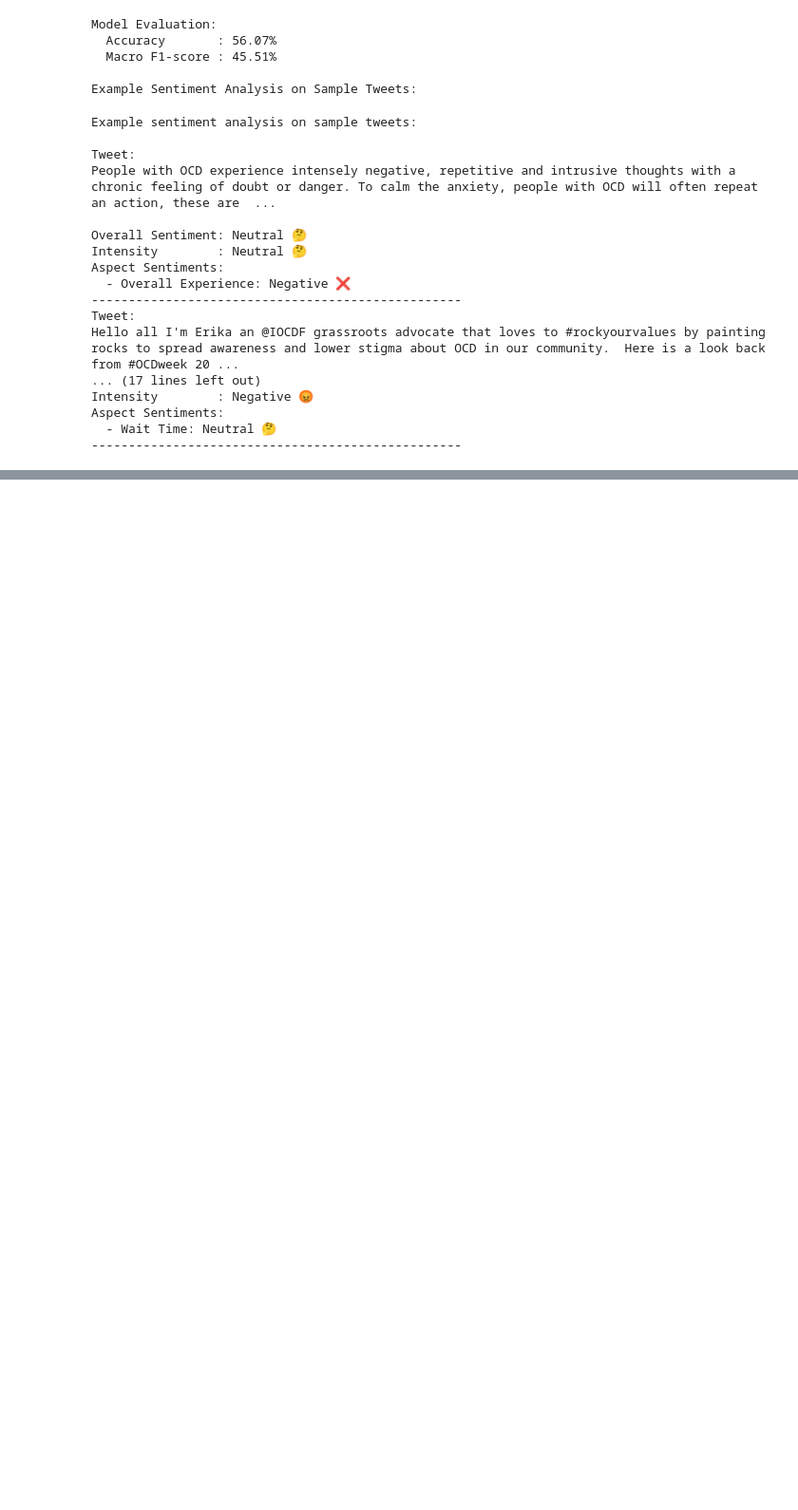
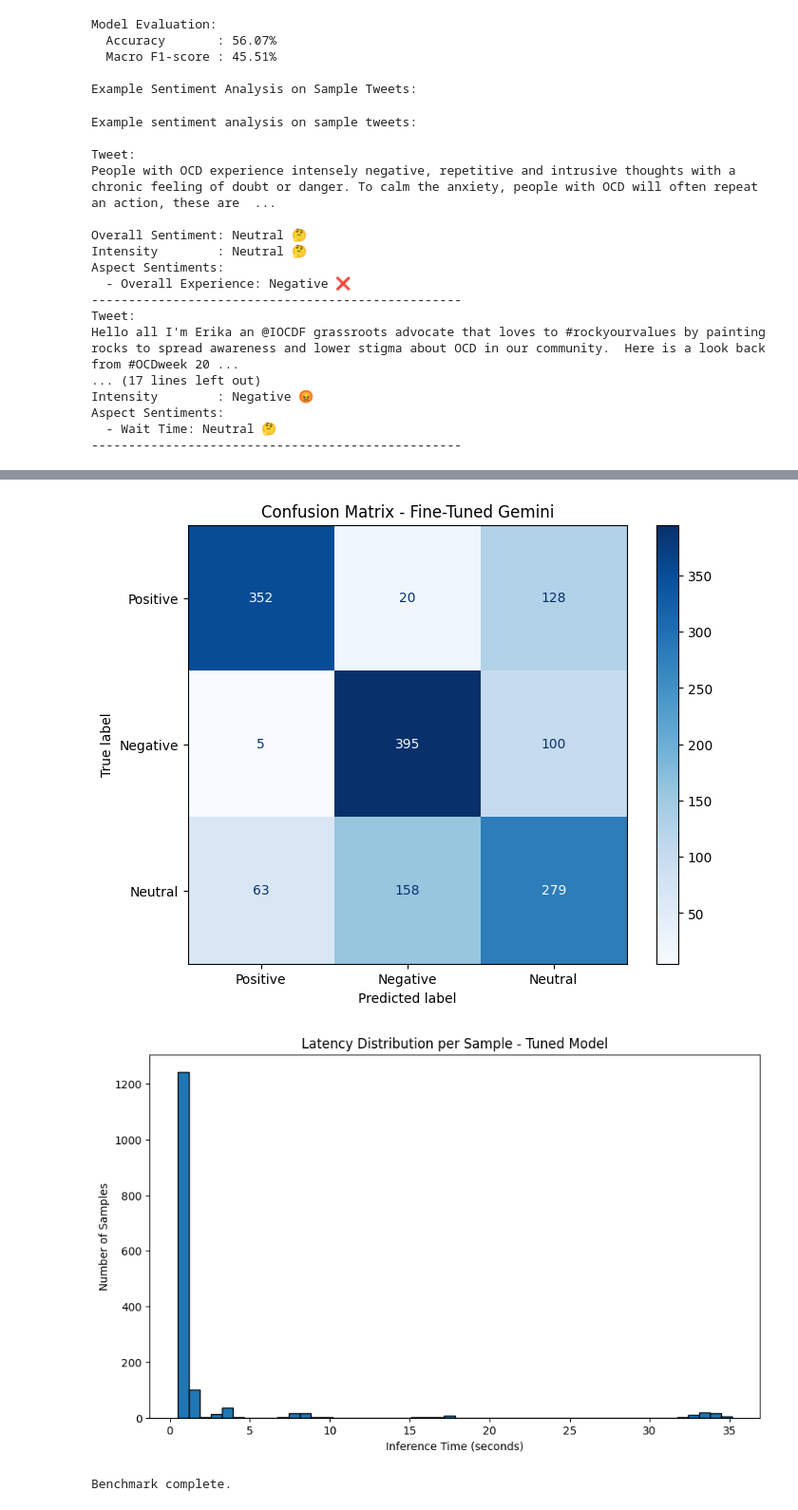
Before and after one commit to DataBytes-Organisation/Fine-Tuning-LLMs-for-Enterprise-Applications, a Jupyter notebook: Health_Sentimental_Analysis.ipynb, the cells around one changed output, grey strips where cells are left out. Shown: that part at 95% size. Cells and saved outputs as stored; diff of their text form; code cells hidden in the pictures; blank space fills up the shorter version.

```diff
--- a/Health_Sentimental_Analysis.ipynb
+++ b/Health_Sentimental_Analysis.ipynb
@@ -504,0 +1386,67 @@ There are several ways to create a DataFrame:
+# %%
+import numpy as np
+
+# Runtime Metrics Calculation
+
+avg_latency = np.mean(latencies) if latencies else 0
+p95_latency = np.percentile(latencies, 95) if latencies else 0
+p99_latency = np.percentile(latencies, 99) if latencies else 0
+throughput = len(texts) / total_time if total_time > 0 else 0
+memory_used = mem_after - mem_before
+
+
+# Benchmark Results Presentation
+print("\n" + "=" * 60)
+print("Benchmark Results: Fine-Tuned Model".center(60))
+print("=" * 60)
+print("\n" + "Classification Metrics".center(60))
+print("-" * 60)
+print(f"Accuracy:             {accuracy:.4f}")
+print(f"Precision (Macro):    {macro_precision:.4f}")  # Using Macro as requested
+print(f"Recall (Macro):       {macro_recall:.4f}")  # Using Macro as requested
+print(f"F1-Score (Macro):     {macro_f1:.4f}")  # Using Macro as requested
+print("\nPer-Class Metrics:")
+print(class_report)
+
+print("\n" + "=" * 60)
+print("Runtime Performance".center(60))
+print("-" * 60)
+print(f"Total Samples Processed: {len(texts)}")
+print(f"Total Inference Time:    {total_time:.2f} seconds")
+print(f"Average Latency:         {avg_latency:.4f} sec/sample")
+print(f"95th Percentile Latency: {p95_latency:.4f} sec")
+print(f"99th Percentile Latency: {p99_latency:.4f} sec")
+print(f"Throughput:              {throughput:.2f} samples/sec")
+print(f"Memory Usage Change:     {memory_used:.2f} MB")
+print("=" * 60)
+
+
+# Visual Confirmation
+print("\nGenerating plots...")
+try:
+    # Confusion Matrix Plot
+    plt.figure(figsize=(8, 6))
+    disp = ConfusionMatrixDisplay(confusion_matrix=cm, display_labels=EXPECTED_LABELS)
+    # Use ax=plt.gca() to plot on the current figure's axes
+    disp.plot(cmap="Blues", values_format="d", ax=plt.gca())
+    plt.title("Confusion Matrix - Fine-Tuned Gemini")
+    plt.savefig("tuned_confusion_matrix.png", bbox_inches="tight")
+    plt.show()
+
+    # Latency Distribution Plot
+    if latencies:
+        plt.figure(figsize=(10, 6))
+        plt.hist(latencies, bins=50, edgecolor="black")
+        plt.title("Latency Distribution per Sample - Tuned Model")
+        plt.xlabel("Inference Time (seconds)")
+        plt.ylabel("Number of Samples")
+        plt.savefig("tuned_latency_distribution.png", bbox_inches="tight")
+        plt.show()
+    else:
+        print("No latency data gathered to plot distribution.")
+
+except Exception as plot_e:
+    print(f"\nCould not display/save plots: {plot_e}")
+
+print("\nBenchmark complete.")
+# %% [output]
@@ -504,0 +1470,3 @@ There are several ways to create a DataFrame:
+[figure, added]
+[figure, added]
+Benchmark complete.
```
Also changed, not shown: parts of 29 cells of this notebook.
